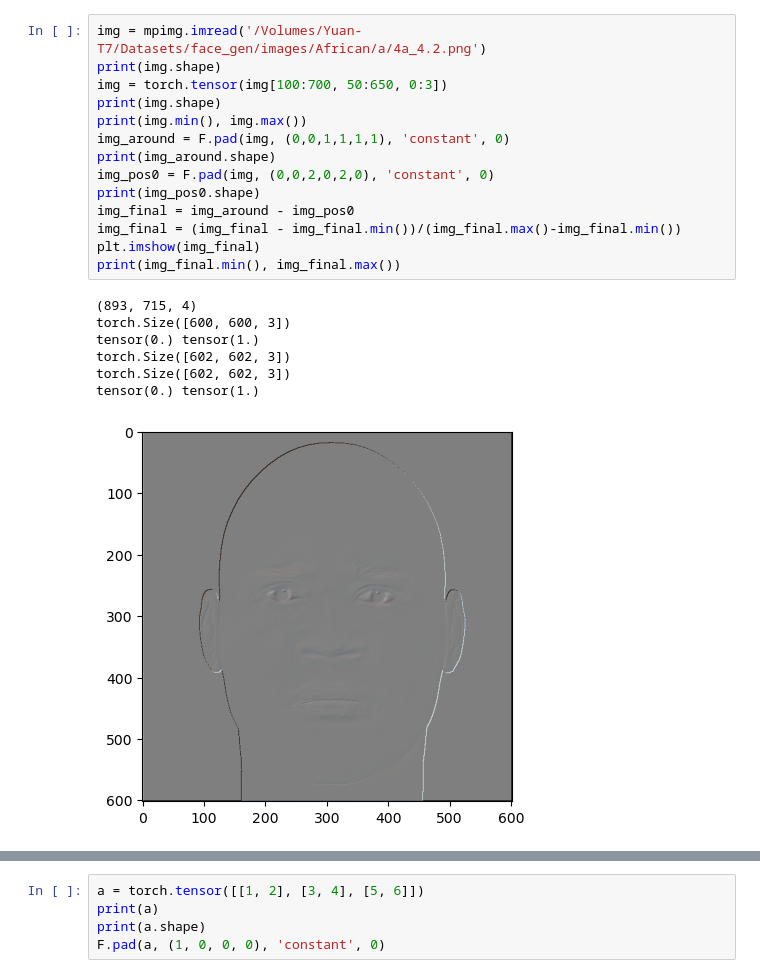
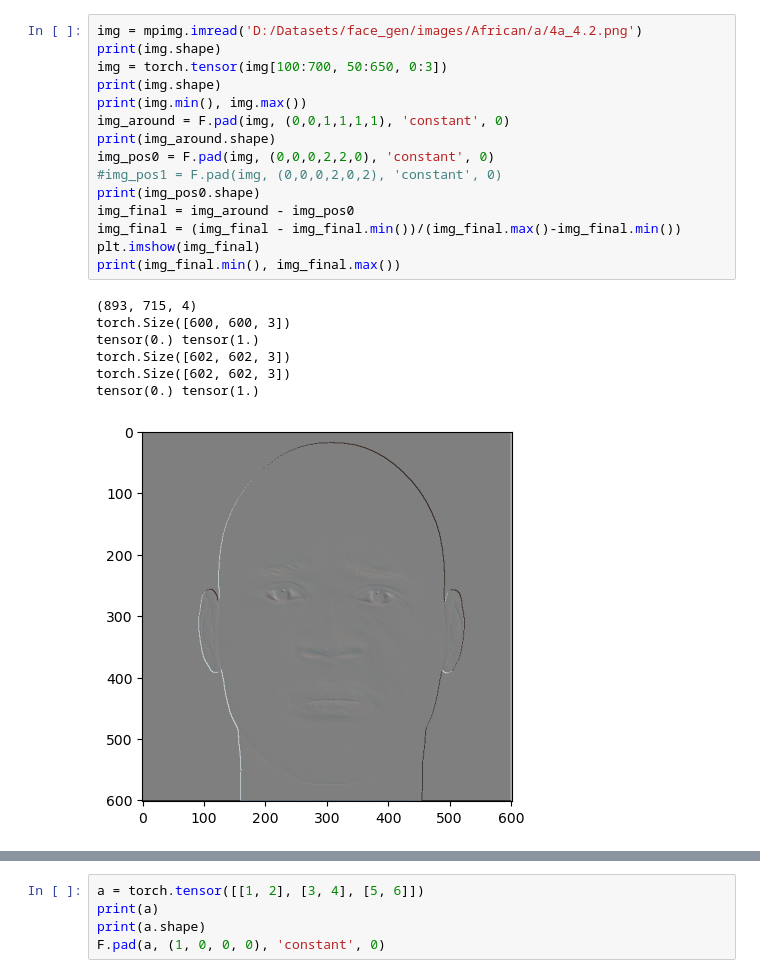
Before and after one commit to hiyuantang/FAU_Dataset, a Jupyter notebook: code/vis_trans.ipynb, the cells around one changed output, grey strips where cells are left out. Drawn from its saved outputs; the diff is of its cells as text.

```diff
--- a/code/vis_trans.ipynb
+++ b/code/vis_trans.ipynb
@@ -43,22 +77,23 @@ tensor(0.) tensor(1.)
 # %%
-img = mpimg.imread('/Volumes/Yuan-T7/Datasets/face_gen/images/African/a/4a_4.2.png')
+img = mpimg.imread('D:/Datasets/face_gen/images/African/a/4a_4.2.png')
 print(img.shape)
 img = torch.tensor(img[100:700, 50:650, 0:3])
 print(img.shape)
 print(img.min(), img.max())
 img_around = F.pad(img, (0,0,1,1,1,1), 'constant', 0)
 print(img_around.shape)
-img_pos0 = F.pad(img, (0,0,2,0,2,0), 'constant', 0)
+img_pos0 = F.pad(img, (0,0,0,2,2,0), 'constant', 0)
+#img_pos1 = F.pad(img, (0,0,0,2,0,2), 'constant', 0)
 print(img_pos0.shape)
 img_final = img_around - img_pos0
 img_final = (img_final - img_final.min())/(img_final.max()-img_final.min())
 plt.imshow(img_final)
 print(img_final.min(), img_final.max())
 # %% [output]
 (893, 715, 4)
 torch.Size([600, 600, 3])
 tensor(0.) tensor(1.)
 torch.Size([602, 602, 3])
 torch.Size([602, 602, 3])
 tensor(0.) tensor(1.)
-[figure, old version]
+[figure, new version]
```
Also changed, not shown: parts of 15 cells of this notebook.
